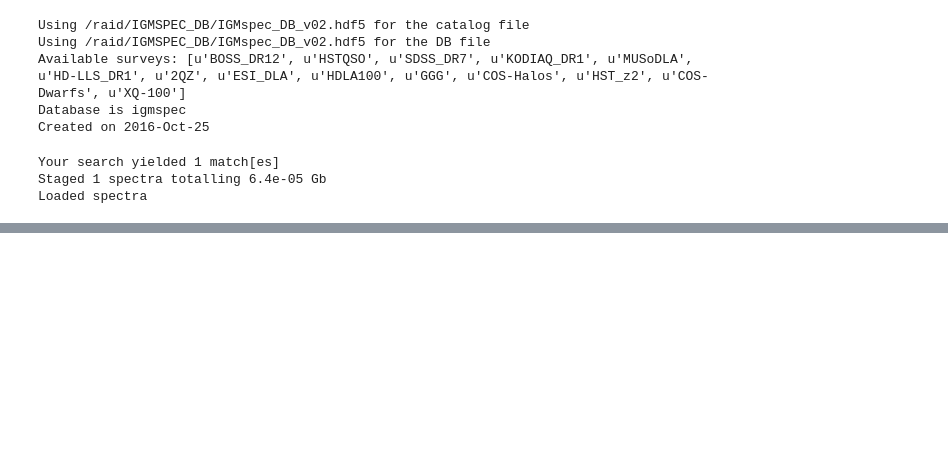
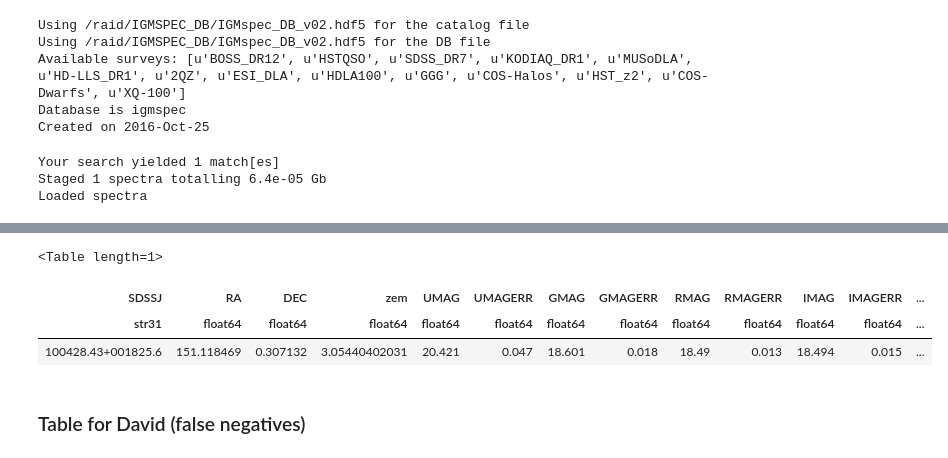
Before and after one commit to DeepIGM/dla_cnn, a Jupyter notebook: docs/nb/DR5_fiddling.ipynb, the cells around one changed output, grey strips where cells are left out. Saved outputs shown, nothing was run; the diff lists cells and outputs as text; code cells hidden in the pictures; blank space fills up the shorter version.

Commit message:
table

```diff
--- a/docs/nb/DR5_fiddling.ipynb
+++ b/docs/nb/DR5_fiddling.ipynb
@@ -269,3 +269,12 @@ spec[0].plot()
 # %% [output]
 [interactive output not drawn]
 [interactive output not drawn]
+# %%
+meta[0]
+# %% [output]
+<Table length=1>
+| SDSSJ | RA | DEC | zem | UMAG | UMAGERR | GMAG | GMAGERR | RMAG | RMAGERR | IMAG | IMAGERR | ... |
+| str31 | float64 | float64 | float64 | float64 | float64 | float64 | float64 | float64 | float64 | float64 | float64 | ... |
+| 100428.43+001825.6 | 151.118469 | 0.307132 | 3.05440402031 | 20.421 | 0.047 | 18.601 | 0.018 | 18.49 | 0.013 | 18.494 | 0.015 | ... |
+# %% [markdown]
+### Table for David (false negatives)
```
Also changed, not shown: parts of 4 cells of this notebook, 2 other files.
